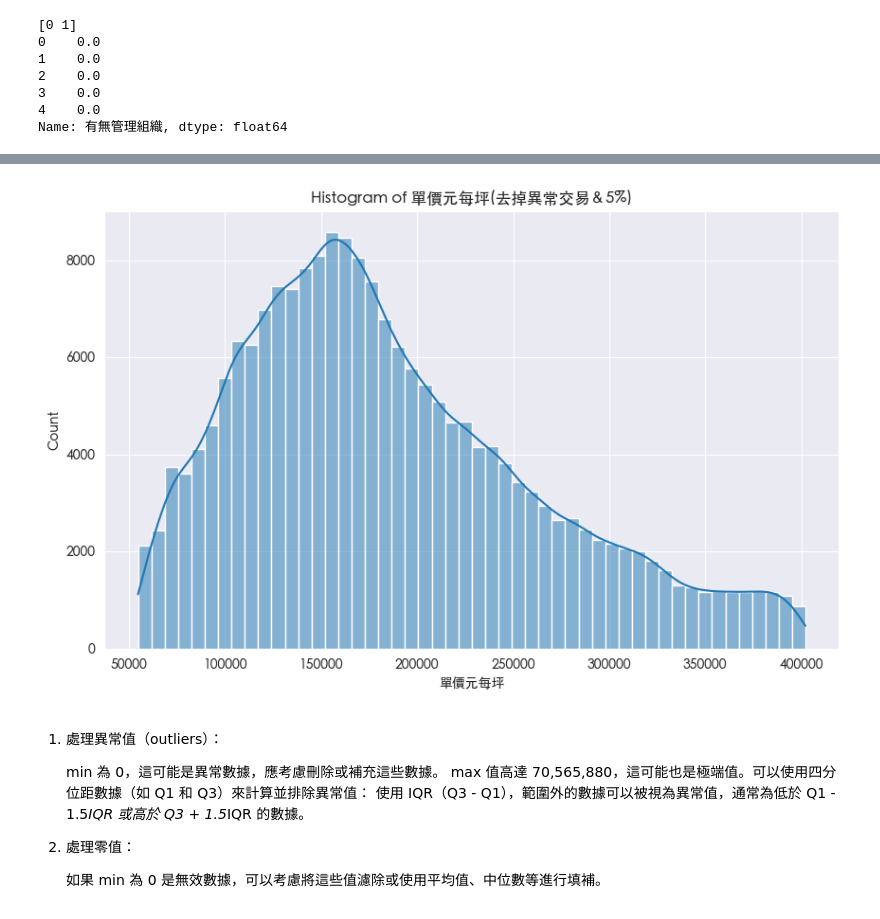
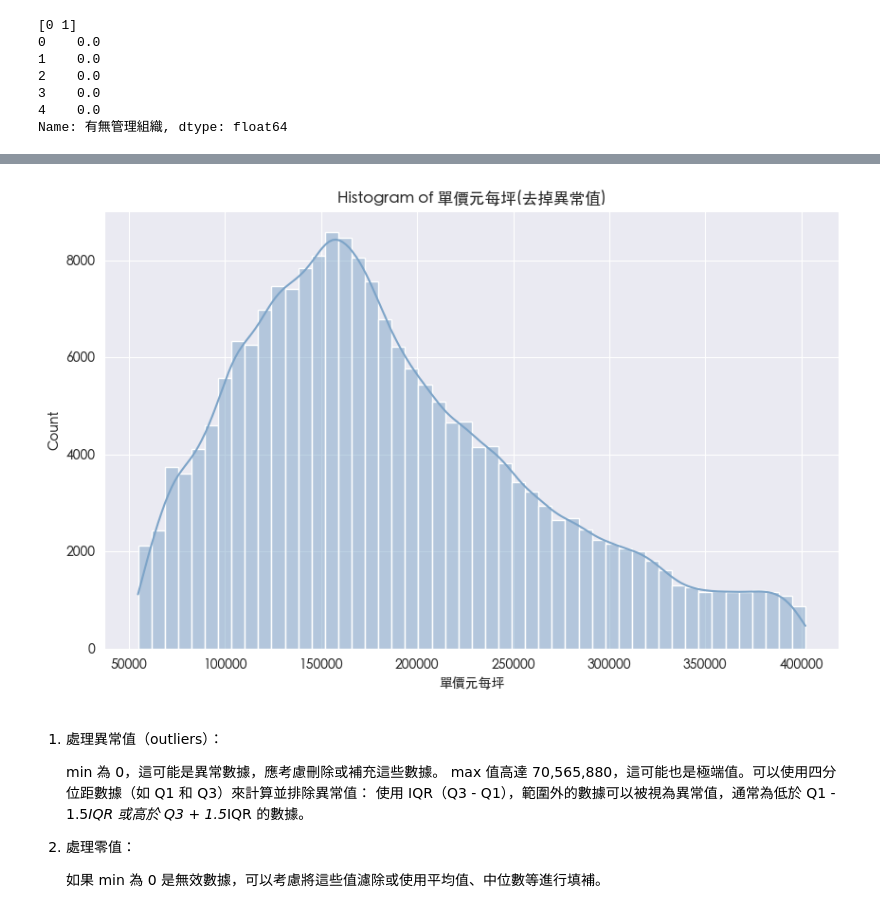
Before and after one commit to BDSE35/house, a Jupyter notebook: EDA/outlier_final_ml.ipynb, the cells around one changed output, grey strips where cells are left out. Drawn from its saved outputs; the diff is of its cells as text; code cells hidden in the pictures.

```diff
--- a/EDA/outlier_final_ml.ipynb
+++ b/EDA/outlier_final_ml.ipynb
@@ -81,7 +50,10 @@ columns_rename = {
     'bad_count_0_500': '嫌惡設施_0m_500m',
     'bad_count_500_1000': '嫌惡設施_500m_1000m',
     'bad_count_1000_1500': '嫌惡設施_1000m_1500m',
-    'KDE_class': '房屋交易密度分群'
+    'KDE_class': '房屋交易密度分群',
+    'KDE_1km' : '南科房屋交易密度1km',
+    'KDE_0.5km':'南科房屋交易密度0.5km',
+    'KDE_1.5km':'南科房屋交易密度1.5km',
 }
 
 # 使用 rename() 方法重新命名欄位
@@ -125,15 +79,15 @@ dtype: int64
 # %%
 plt.figure(figsize=(10, 6))
-sns.histplot(df['單價元每坪'], bins=50, kde=True)
-plt.title('Histogram of 單價元每坪(去掉異常交易＆5%)')
+sns.histplot(df['單價元每坪'], bins=50, kde=True, color='#7da4c8',line_kws={'color': '#Cf3e7d9'})
+plt.title('Histogram of 單價元每坪(去掉異常值)')
 
 
 # 儲存圖檔，指定輸出路徑和檔名
 output_path = "/Users/debbie/house/output/out-outlier-final_Histogram of 單價元每坪.png"
 plt.savefig(output_path, dpi=300)
 plt.show()
 # %% [output]
-[figure, old version]
+[figure, new version]
 # %% [markdown]
 1. 處理異常值（outliers）：
 
```
Also changed, not shown: parts of 36 cells of this notebook, 25 other files.
